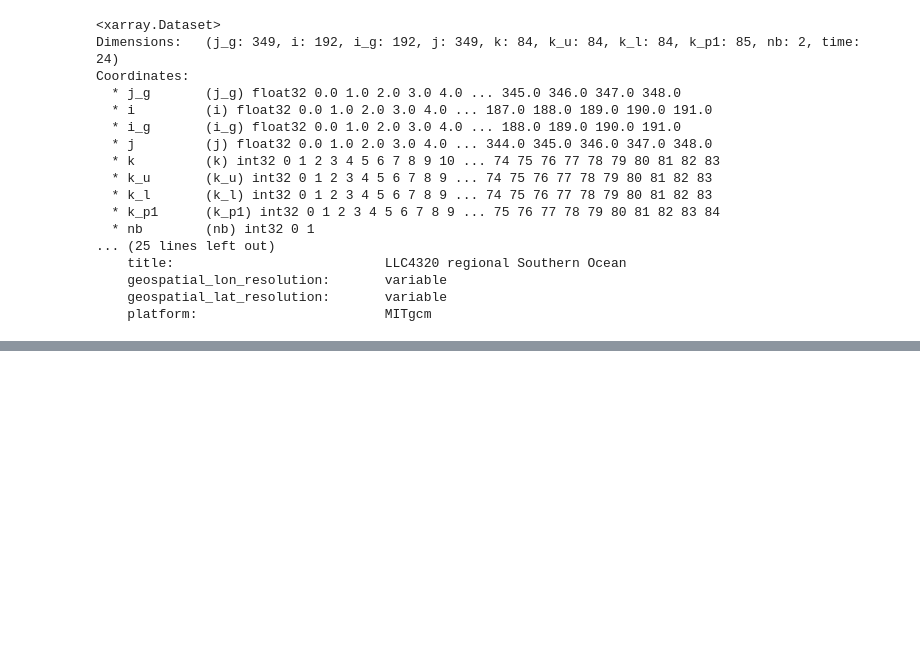
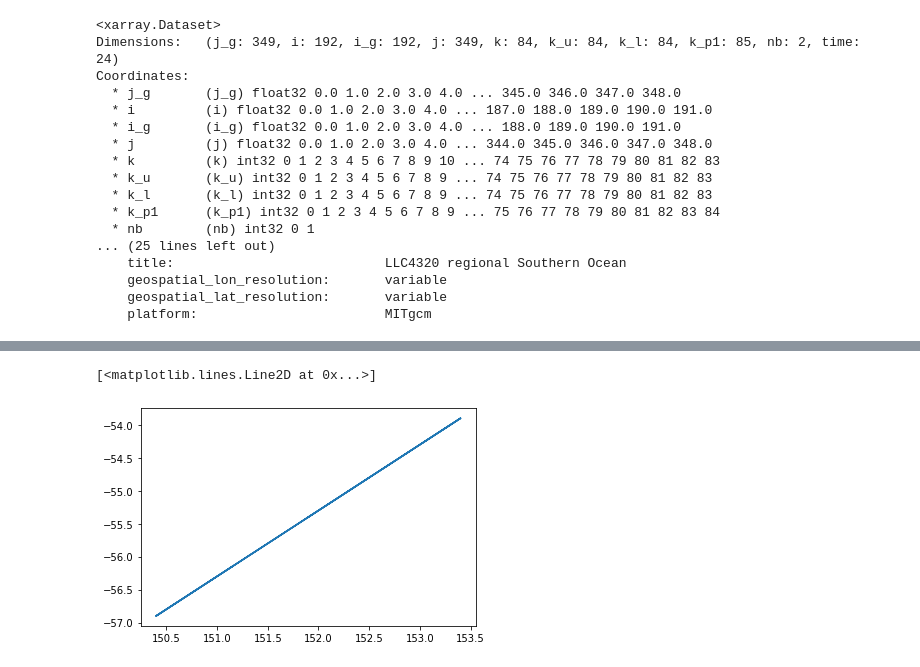
Before and after one commit to oceanhackweek/ohw21-proj-model-subsampling, a Jupyter notebook: Application2LLC.ipynb, the cells around one changed output, grey strips where cells are left out. Saved outputs shown, nothing was run; the diff lists cells and outputs as text; code cells hidden in the pictures; blank space fills up the shorter version.

```diff
--- a/Application2LLC.ipynb
+++ b/Application2LLC.ipynb
@@ -51,0 +137,5 @@ There are a few tasks that need to be dealt with here:
+# %%
+plt.plot(survey.lon, survey.lat)
+# %% [output]
+[<matplotlib.lines.Line2D at 0x...>]
+[figure, added]
```
Also changed, not shown: parts of 22 cells of this notebook.
